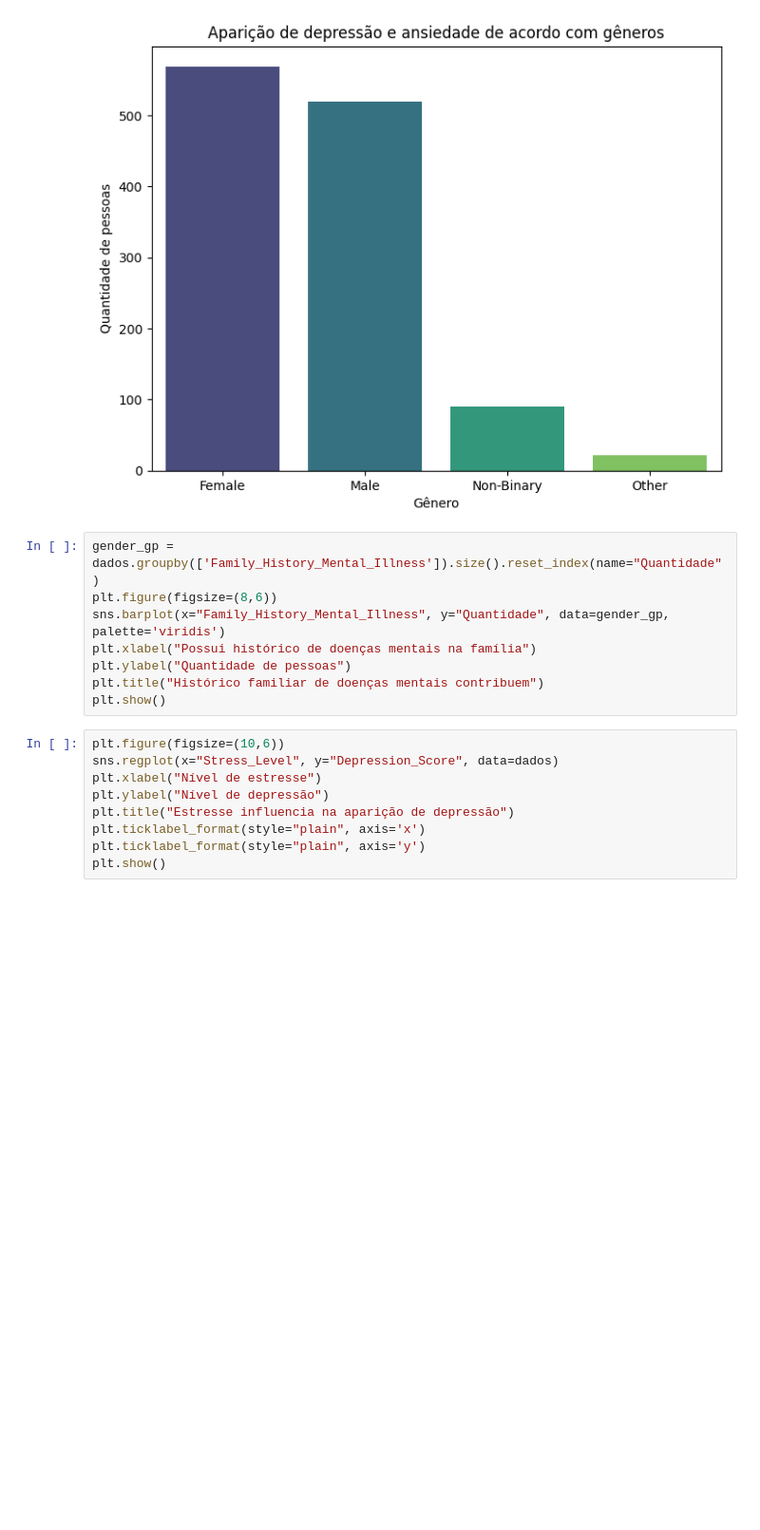
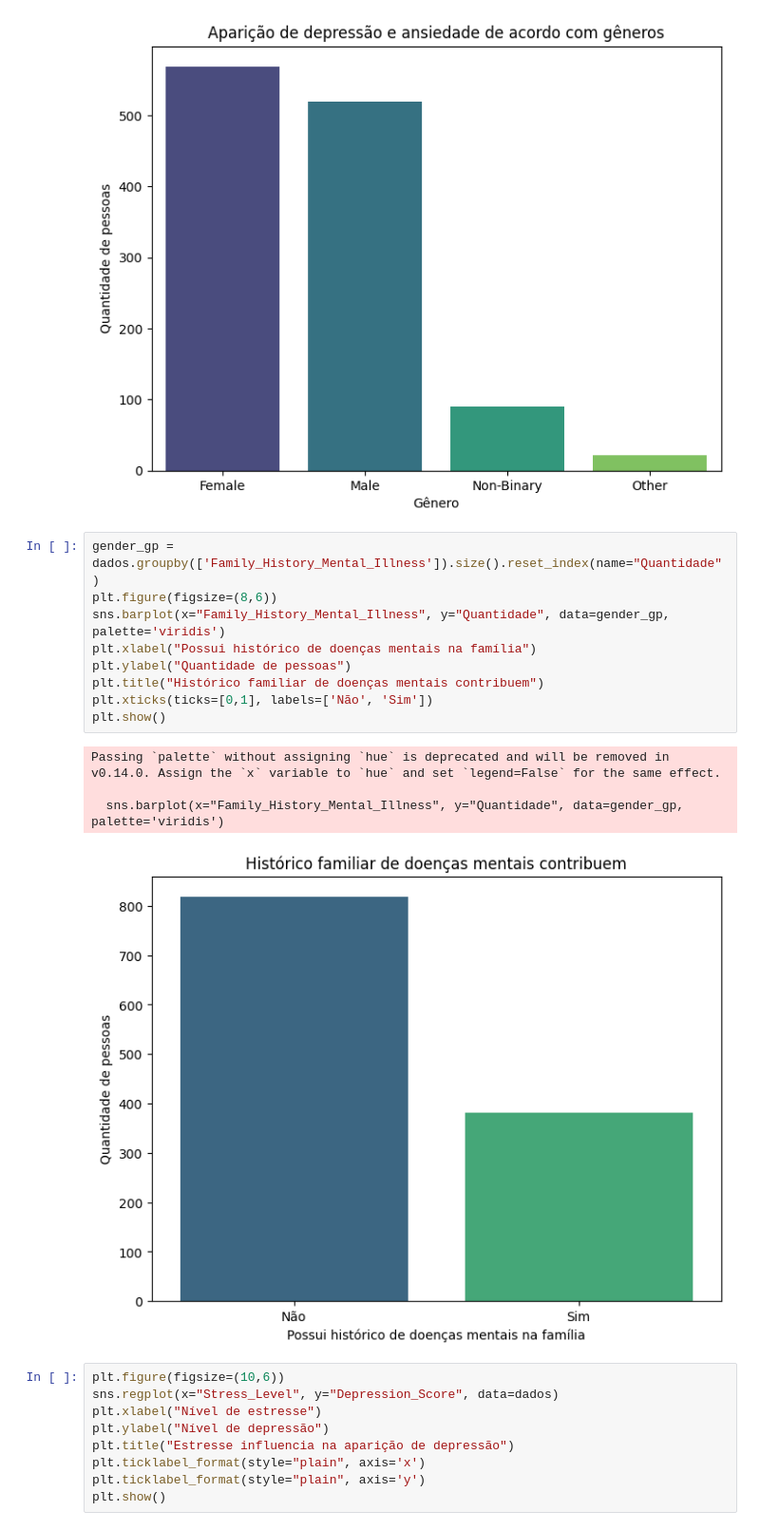
Before and after one commit to petersonwilliam-dev/analise-de-dados-ansiedade, a Jupyter notebook: analise.ipynb, the cells around one changed output. Shown: that part at 95% size. Drawn from its saved outputs; the diff is of its cells as text; blank space fills up the shorter version.

```diff
--- a/analise.ipynb
+++ b/analise.ipynb
@@ -72,11 +72,17 @@ Passing `palette` without assigning `hue` is deprecated and will be removed in v
 # %%
 gender_gp = dados.groupby(['Family_History_Mental_Illness']).size().reset_index(name="Quantidade")
 plt.figure(figsize=(8,6))
 sns.barplot(x="Family_History_Mental_Illness", y="Quantidade", data=gender_gp, palette='viridis')
 plt.xlabel("Possui histórico de doenças mentais na família")
 plt.ylabel("Quantidade de pessoas")
 plt.title("Histórico familiar de doenças mentais contribuem")
+plt.xticks(ticks=[0,1], labels=['Não', 'Sim'])
 plt.show()
+# %% [output]
+Passing `palette` without assigning `hue` is deprecated and will be removed in v0.14.0. Assign the `x` variable to `hue` and set `legend=False` for the same effect.
+
+  sns.barplot(x="Family_History_Mental_Illness", y="Quantidade", data=gender_gp, palette='viridis')
+[figure, added]
 # %%
 plt.figure(figsize=(10,6))
 sns.regplot(x="Stress_Level", y="Depression_Score", data=dados)
```
